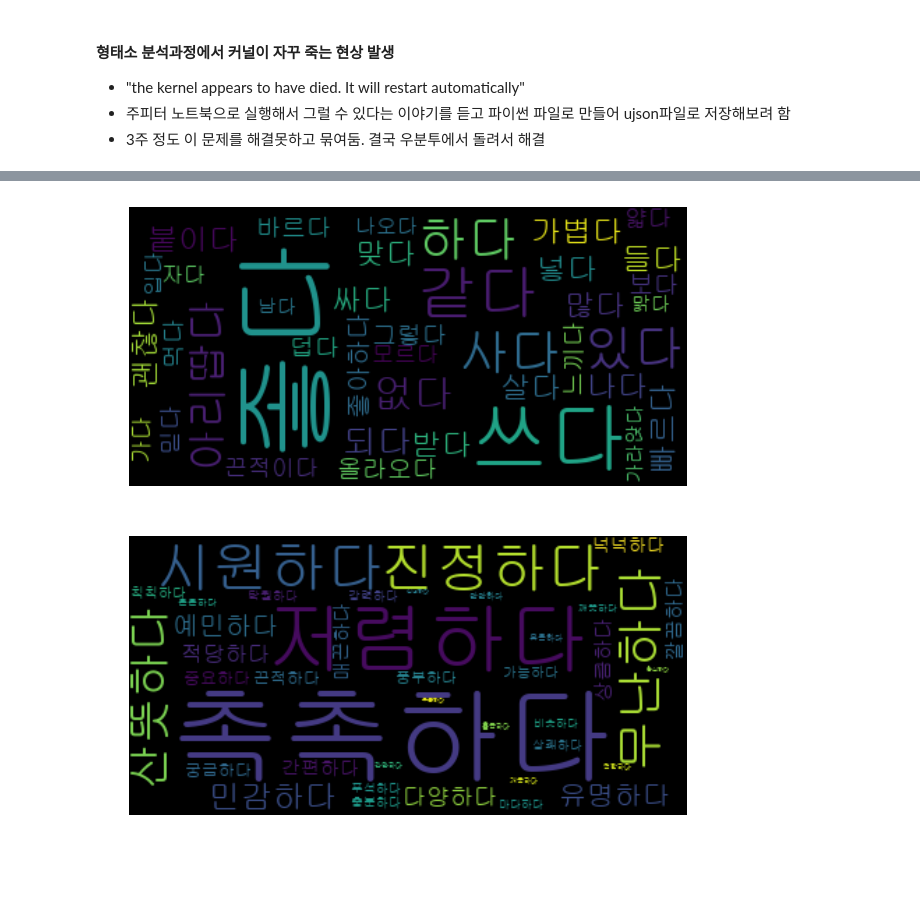
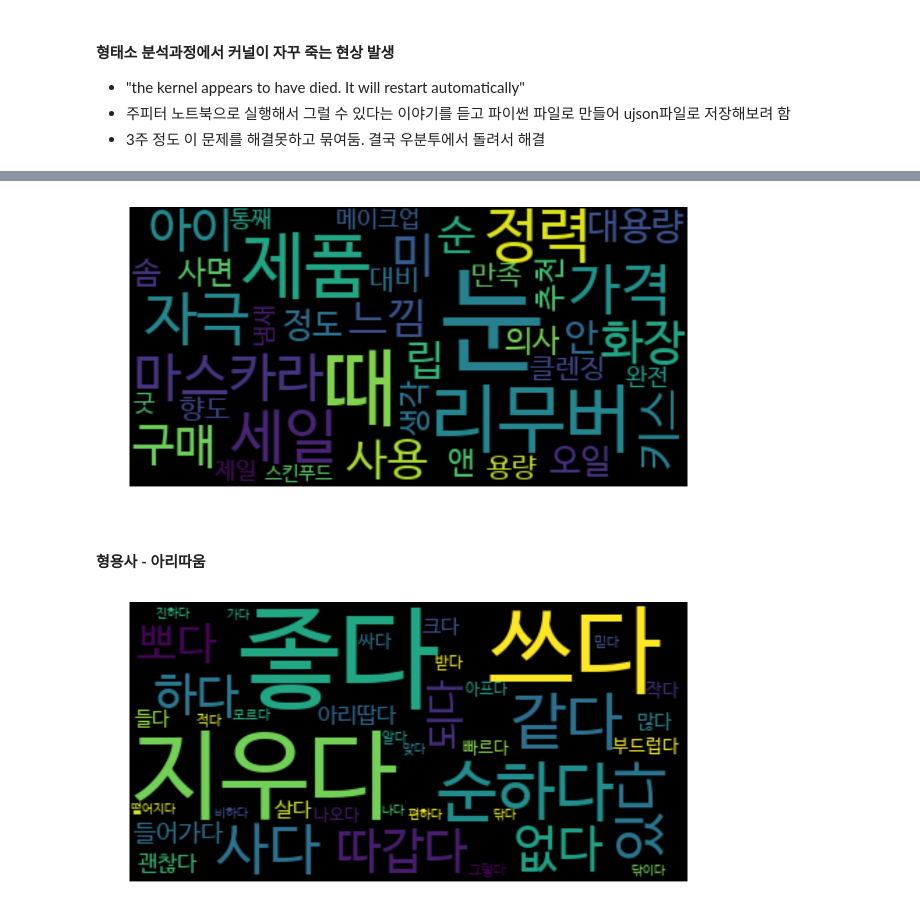
Before and after one commit to KANG91/Cosmetic_Review_Analysis, a Jupyter notebook: 3_Get_most_common_Nouns_and_Adjectives.ipynb, the cells around one changed output, grey strips where cells are left out. Drawn from its saved outputs; the diff is of its cells as text; code cells hidden in the pictures; blank space fills up the shorter version.

```diff
--- a/3_Get_most_common_Nouns_and_Adjectives.ipynb
+++ b/3_Get_most_common_Nouns_and_Adjectives.ipynb
@@ -82,4 +72,0 @@ from collections import Counter
-# %%
-morphemes_ls = []
-with open('./test3.txt', "r", encoding = "utf-8") as input_file :
-    morphemes = ujson.load(input_file)
@@ -112,8 +95,9 @@ def get_word_counts_for_Radix(morph_anal) :
     return word_counts
 # %%
 def build_cloud(word_counts, max_words) :
+    ubuntu_font_path = "/usr/share/fonts/truetype/nanum/NanumBarunGothic.ttf"
     font_path = "C:/Windows/Fonts/gulim.ttc"
-    cloud_gen = wordcloud.WordCloud(font_path = font_path, max_words = max_words, collocations = False, \
+    cloud_gen = wordcloud.WordCloud(font_path = ubuntu_font_path, max_words = max_words, collocations = False, \
                                    max_font_size = 80)
     cloud = cloud_gen.generate_from_frequencies(word_counts)
     return cloud
@@ -132,0 +111,10 @@ radix_count = get_word_counts_for_Radix(morph_anal)
+# %%
+GlowPick_morph_sentece = review_to_morph_anal(GlowPick_reviews, 0, len(GlowPick_reviews))
+# %%
+GlowPick_morph_anal = filter_morph_anal(GlowPick_morph_sentece)
+
+GlowPick_noun_count = get_word_counts_for_Noun(GlowPick_morph_anal)
+
+GlowPick_adjective_count = get_word_counts_for_Adjective(GlowPick_morph_anal)
+
+GlowPick_radix_count = get_word_counts_for_Radix(GlowPick_morph_anal)
@@ -138,10 +179,12 @@ get_cloud(noun_cloud)
 # %%
-adjective_cloud = build_cloud(adjective_count, 40)
-get_cloud(adjective_cloud)
+GlowPick_noun = build_cloud(GlowPick_noun_count, 40)
+get_cloud(GlowPick_noun)
 # %% [output]
-[figure, old version]
+[figure, new version]
+# %% [markdown]
+#### 형용사 - 아리따움
 # %%
-radix_cloud = build_cloud(radix_count, 40)
-get_cloud(radix_cloud)
+Aritaum_adjective = build_cloud(Aritaum_adjective_count, 40)
+get_cloud(Aritaum_adjective)
 # %% [output]
-[figure, old version]
+[figure, new version]
```
Also changed, not shown: parts of 39 cells of this notebook, 4 other files.
